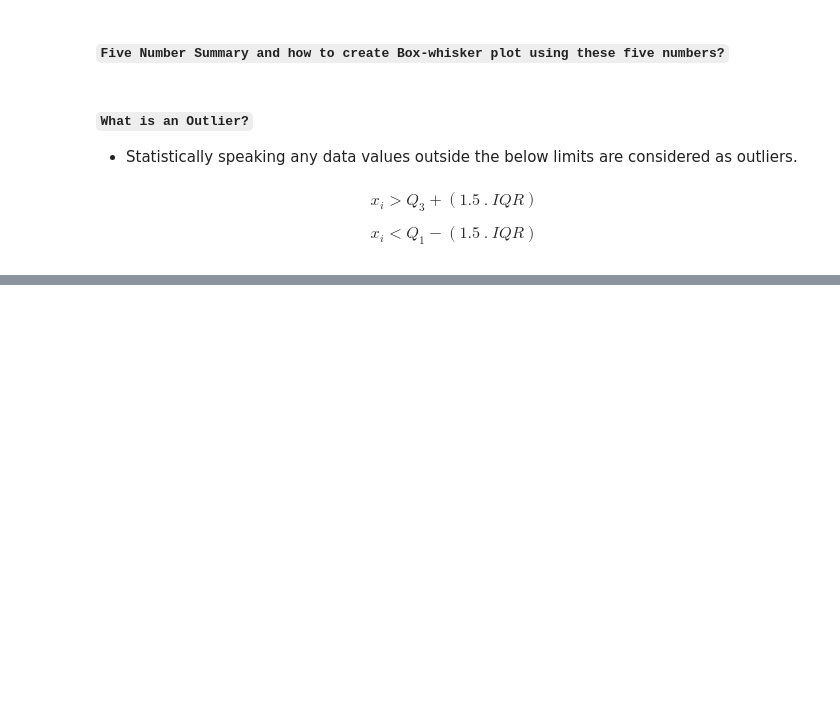
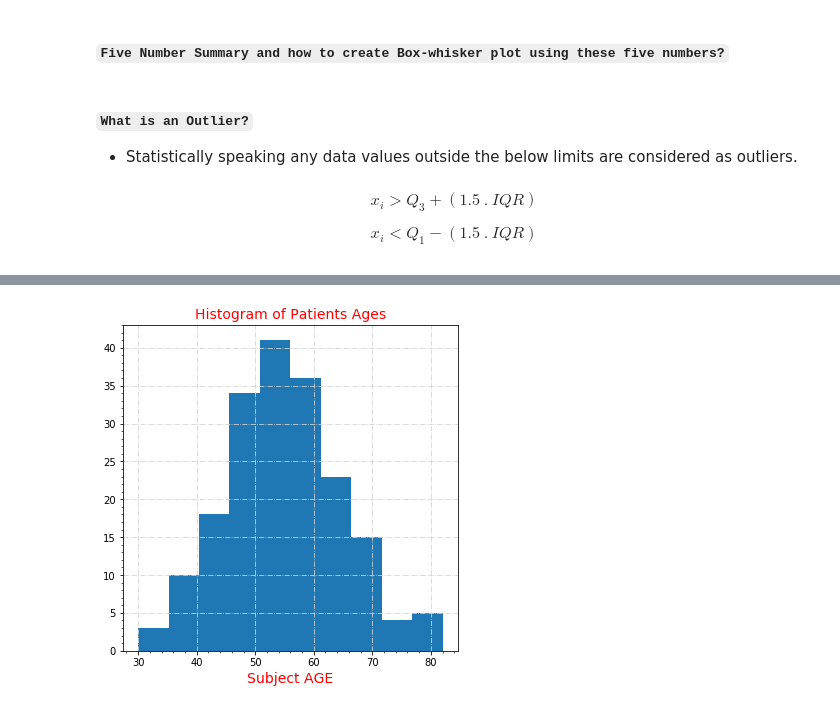
Before and after one commit to raj-shr-git/Statistics_live_classes, a Jupyter notebook: BioStats.ipynb, the cells around one changed output, grey strips where cells are left out. Saved outputs shown, nothing was run; the diff lists cells and outputs as text; code cells hidden in the pictures; blank space fills up the shorter version.

```diff
--- a/BioStats.ipynb
+++ b/BioStats.ipynb
@@ -773,0 +869,10 @@ skw(patient_id_age['AGE'])
+# %%
+plt.figure(figsize=(6,6))
+plt.hist(x=patient_id_age['AGE'])
+plt.minorticks_on()
+plt.grid(which='major',linestyle='-.',color='lightgray')
+plt.xlabel('Subject AGE',fontdict=font_style)
+plt.title('Histogram of Patients Ages',fontdict=font_style)
+plt.show()
+# %% [output]
+[figure, added]
```
Also changed, not shown: parts of 48 cells of this notebook, 1 other file.
